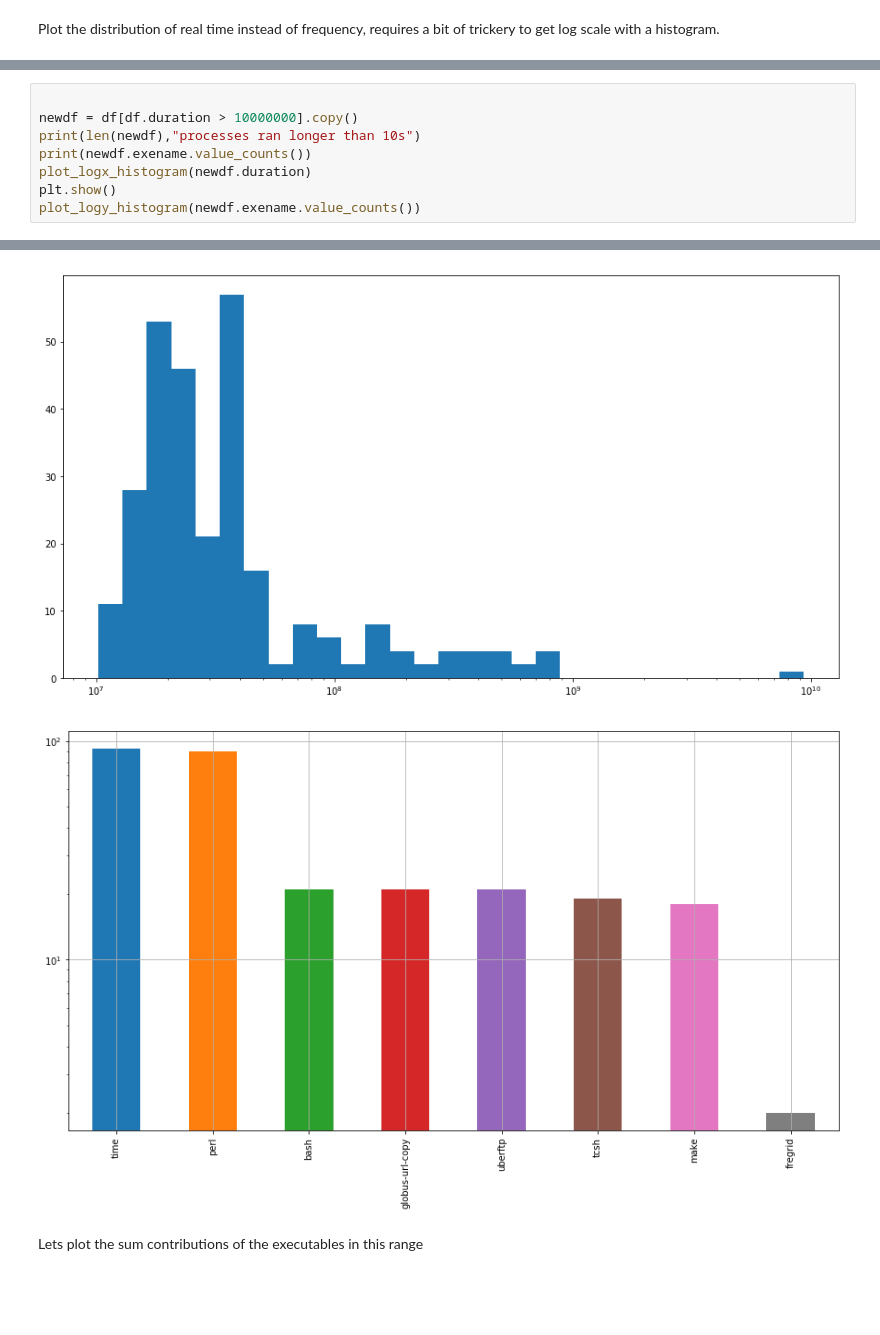
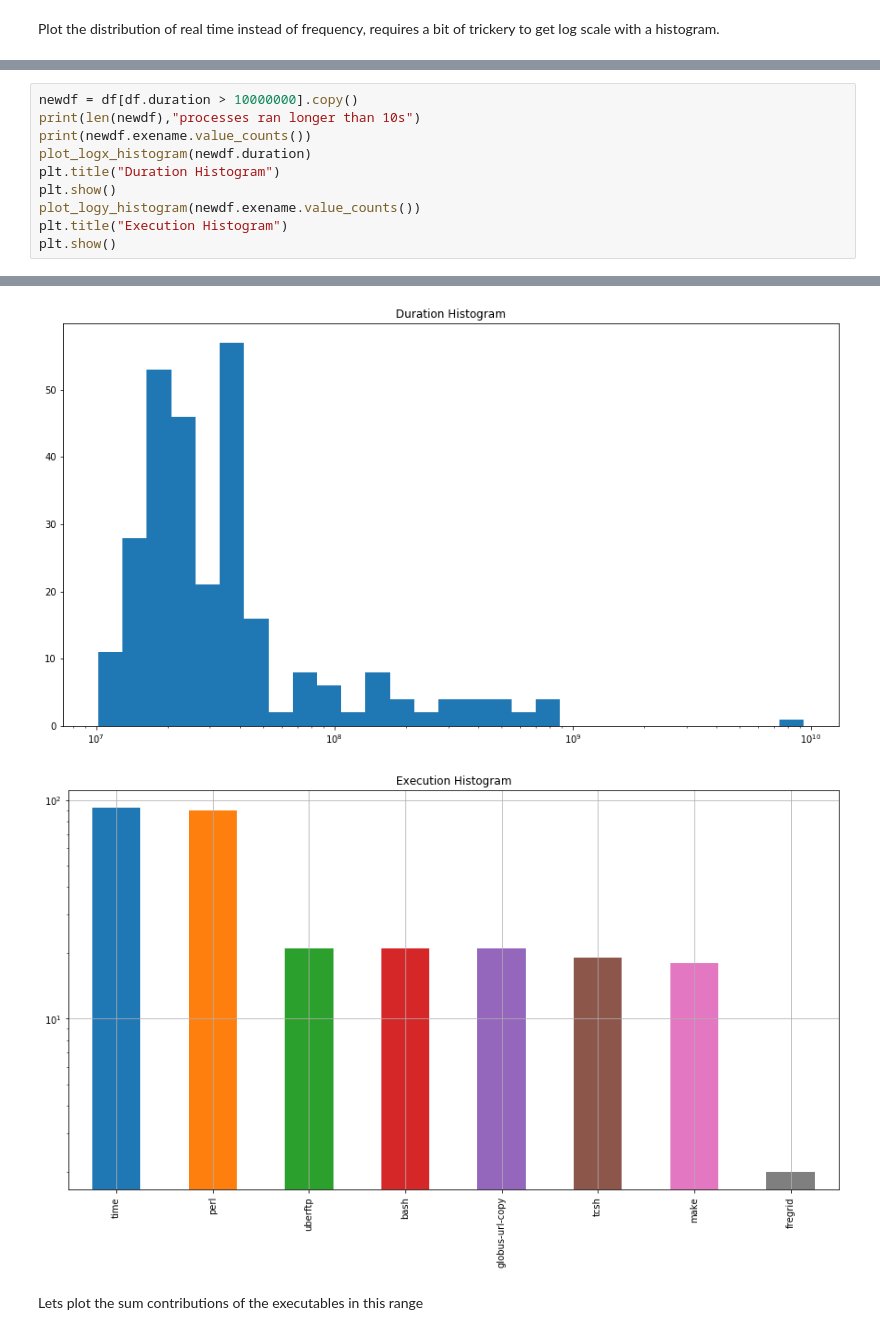
Before and after one commit to ilaflott/epmt, a Jupyter notebook: EPMT.ipynb, the cells around one changed output, grey strips where cells are left out. Drawn from its saved outputs; the diff is of its cells as text; blank space fills up the shorter version.

```diff
--- a/EPMT.ipynb
+++ b/EPMT.ipynb
@@ -92,11 +138,13 @@ What about just those that ran longer than 10 seconds? Lets also add the start t
 # %%
-
 newdf = df[df.duration > 10000000].copy()
 print(len(newdf),"processes ran longer than 10s")
 print(newdf.exename.value_counts())
 plot_logx_histogram(newdf.duration)
+plt.title("Duration Histogram")
 plt.show()
 plot_logy_histogram(newdf.exename.value_counts())
+plt.title("Execution Histogram")
+plt.show()
 # %% [output]
 284 processes ran longer than 10s
 time               92
@@ -107,9 +155,9 @@ uberftp            21
 tcsh               19
 make               18
 fregrid             2
 Name: exename, dtype: int64
-[figure, old version]
+[figure, new version]
-[figure, old version]
+[figure, new version]
 # %% [markdown]
 Lets plot the sum contributions of the executables in this range
 # %%
```
Also changed, not shown: parts of 26 cells of this notebook, 1 other file.
